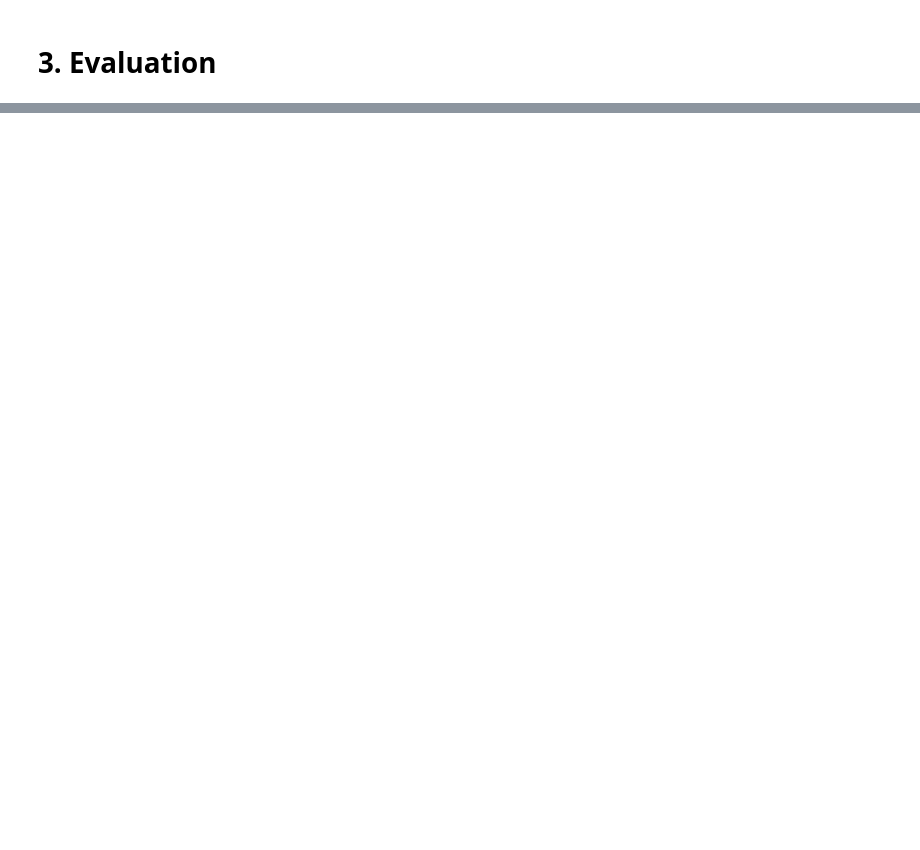
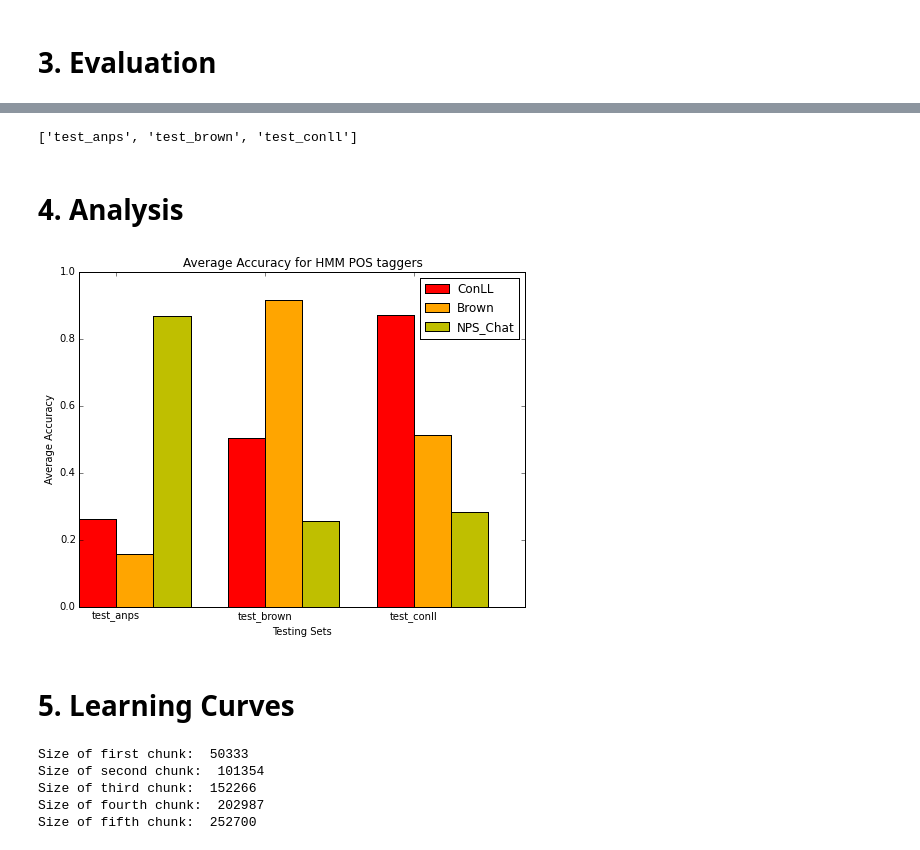
Before and after one commit to inulinux12/nlp-2016, a Jupyter notebook: pos_tagging/HMMS POS tagging.ipynb, the cells around one changed output, grey strips where cells are left out. Cells and saved outputs as stored; diff of their text form; code cells hidden in the pictures; blank space fills up the shorter version.

Commit message:
HMMS Pos tagger added

```diff
--- a/pos_tagging/HMMS POS tagging.ipynb
+++ b/pos_tagging/HMMS POS tagging.ipynb
@@ -292,2 +56,0 @@ train_hmms(distinct_tags, cpd_tags, cpd_tagwords, conll2000.sents()[0])
-# %%
-train_hmms(distinct_tags, cpd_tags, cpd_tagwords, brown.sents()[15])
@@ -321,0 +270,17 @@ nps_chat.ta()
+# %%
+j = 0
+for dataset, test_dataset in combinations:
+    distinct_tags, cpd_tags, cpd_tagwords, cfd_tagwords, word_corpus = datasets[dataset]
+    test_sents, test_tags = test_eval[test_dataset]
+    accuracies = []
+    probabilities = []
+    for i in range(len(test_sents)):
+        prob_tagsequence, best_tagsequence = train_hmms(distinct_tags, cpd_tags, cpd_tagwords, cfd_tagwords, word_corpus, test_sents[i])
+        accuracy,_,_,_,_ = evaluateAccuracy(test_tags[i], best_tagsequence, test_sents[i], word_corpus)
+        accuracies.append(accuracy)
+        probabilities.append(prob_tagsequence)
+        if j%500 == 0: print('Samples processed: ', j)
+        j += 1
+    evaluation_dict[dataset, test_dataset] = accuracies
+    prob_dict[dataset, test_dataset] = probabilities
+    print('Accuracy for {data} and testdata {test} is {acc}'.format(data=dataset, test=test_dataset, acc=np.mean(accuracies)))
@@ -321,0 +317,35 @@ nps_chat.ta()
+# %%
+sorted(test_eval.keys())
+# %% [output]
+['test_anps', 'test_brown', 'test_conll']
+# %% [markdown]
+# 4. Analysis
+# %%
+N = 3
+sorted(datasets.keys()), sorted(test_eval.keys())
+men_conll = [np.mean(evaluation_dict['conll2000',y]) for y in sorted(test_eval.keys())]
+men_brown = [np.mean(evaluation_dict['obrown',y]) for y in sorted(test_eval.keys())]
+men_nps = [np.mean(evaluation_dict['nps',y]) for y in sorted(test_eval.keys())]
+
+ind = np.arange(N)  # the x locations for the groups
+width = 0.25       # the width of the bars
+
+fig, ax = plt.subplots(figsize=(8, 6))
+rects1 = ax.bar(ind, men_conll, width, color='r')
+rects2 = ax.bar(ind+width, men_brown, width, color='orange')
+rects3 = ax.bar(ind+2*width, men_nps, width, color='y')
+
+# add some text for labels, title and axes ticks
+ax.set_ylabel('Average Accuracy')
+ax.set_xlabel('Testing Sets')
+ax.set_title('Average Accuracy for HMM POS taggers')
+ax.set_xticks(ind + width)
+ax.set_xticklabels(sorted(test_eval.keys()))
+
+ax.legend((rects1[0], rects2[0], rects3[0]), ('ConLL', 'Brown', 'NPS_Chat'))
+plt.savefig('foo.png', bbox_inches='tight')
+plt.show()
+# %% [output]
+[figure, added]
+# %% [markdown]
+# 5. Learning Curves
@@ -321,0 +366,12 @@ nps_chat.ta()
+# %%
+print("Size of first chunk: ", len(train_conll1))
+print("Size of second chunk: ", len(train_conll2))
+print("Size of third chunk: ", len(train_conll3))
+print("Size of fourth chunk: ", len(train_conll4))
+print("Size of fifth chunk: ", len(train_conll5))
+# %% [output]
+Size of first chunk:  50333
+Size of second chunk:  101354
+Size of third chunk:  152266
+Size of fourth chunk:  202987
+Size of fifth chunk:  252700
```
Also changed, not shown: parts of 42 cells of this notebook, 3 other files.
